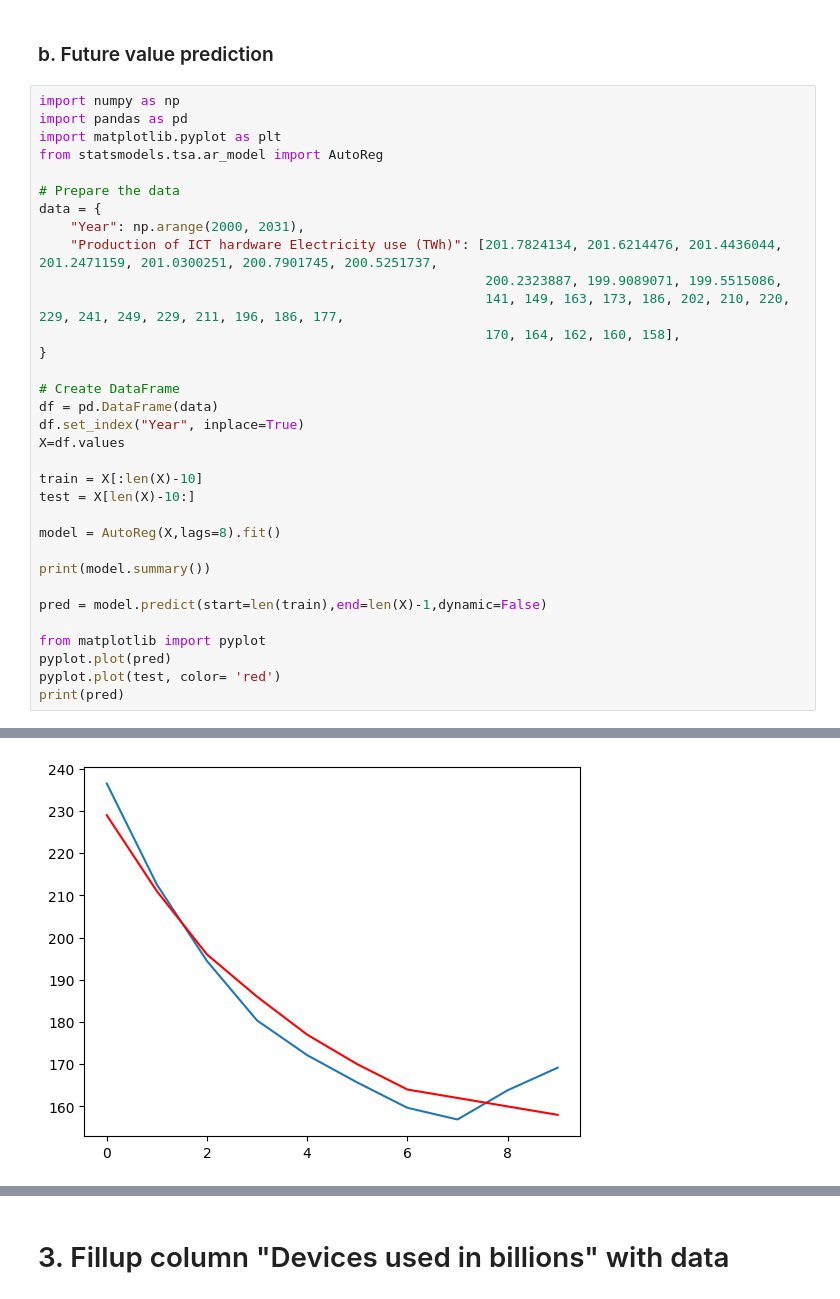
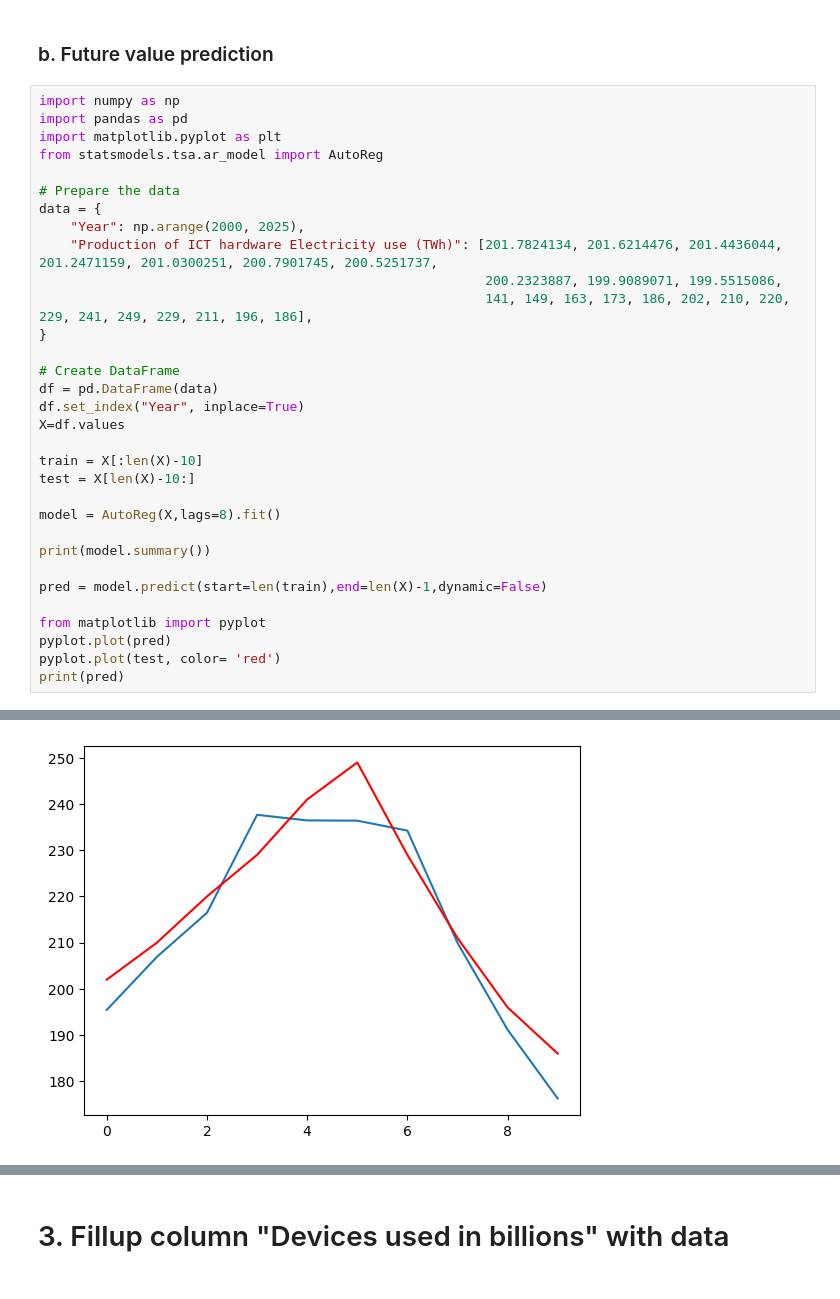
Before and after one commit to Akib13/Emission_of_ICT_calculation, a Jupyter notebook: Data processing/ICT_Devices.ipynb, the cells around one changed output, grey strips where cells are left out. Cells and saved outputs as stored; diff of their text form.

```diff
--- a/ICT_Devices.ipynb
+++ b/Data processing/ICT_Devices.ipynb
@@ -286,11 +298,10 @@ from statsmodels.tsa.ar_model import AutoReg
 
 # Prepare the data
 data = {
-    "Year": np.arange(2000, 2031),
+    "Year": np.arange(2000, 2025),
     "Production of ICT hardware Electricity use (TWh)": [201.7824134, 201.6214476, 201.4436044, 201.2471159, 201.0300251, 200.7901745, 200.5251737,
                                                          200.2323887, 199.9089071, 199.5515086,
-                                                         141, 149, 163, 173, 186, 202, 210, 220, 229, 241, 249, 229, 211, 196, 186, 177,
-                                                         170, 164, 162, 160, 158],
+                                                         141, 149, 163, 173, 186, 202, 210, 220, 229, 241, 249, 229, 211, 196, 186],
 }
 
 # Create DataFrame
@@ -332,2 +343,2 @@ AR.8           -1.2624           +0.5490j            1.3766            0.4347
-[figure, old version]
+[figure, new version]
 # %%
```
Also changed, not shown: parts of 62 cells of this notebook, 50 other files.
